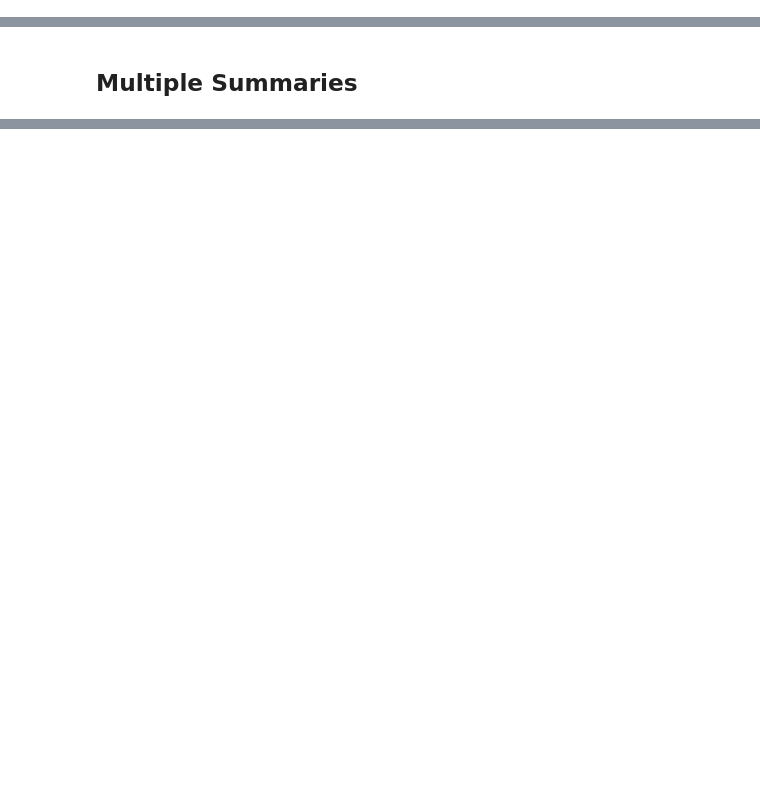
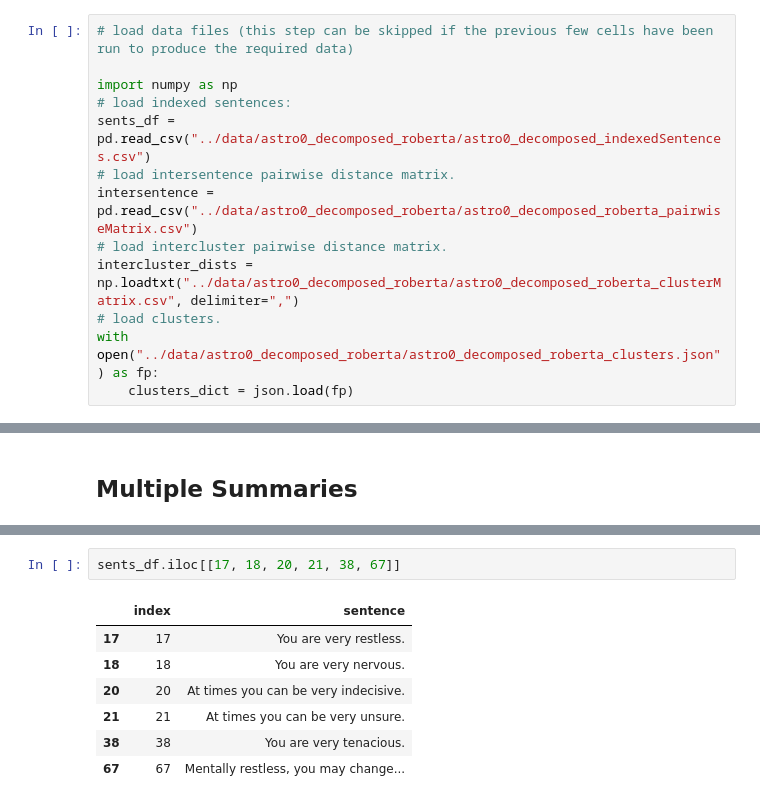
Before and after one commit to llmhyy/comments_summarization, a Jupyter notebook: src/Main.ipynb, the cells around one changed output, grey strips where cells are left out. Cells and saved outputs as stored; diff of their text form; blank space fills up the shorter version.

Commit message:
refactored some variable names. wrote code to load data from disk and did some typecasting to ensure some data structures are loaded and used properly.

```diff
--- a/src/Main.ipynb
+++ b/src/Main.ipynb
@@ -392,6 +391,19 @@ write_dot(G, path)
 using package pydot
 # %% [markdown]
 ## Summarize
+# %%
+# load data files (this step can be skipped if the previous few cells have been run to produce the required data)
+
+import numpy as np
+# load indexed sentences:
+sents_df = pd.read_csv("../data/astro0_decomposed_roberta/astro0_decomposed_indexedSentences.csv")
+# load intersentence pairwise distance matrix.
+intersentence = pd.read_csv("../data/astro0_decomposed_roberta/astro0_decomposed_roberta_pairwiseMatrix.csv")
+# load intercluster pairwise distance matrix.
+intercluster_dists = np.loadtxt("../data/astro0_decomposed_roberta/astro0_decomposed_roberta_clusterMatrix.csv", delimiter=",")
+# load clusters.
+with open("../data/astro0_decomposed_roberta/astro0_decomposed_roberta_clusters.json") as fp:
+    clusters_dict = json.load(fp)
 # %%
 from nltk.tokenize import RegexpTokenizer
 
@@ -597,0 +637,10 @@ df_piv_symmetric.iloc[3][10]
+# %%
+sents_df.iloc[[17, 18, 20, 21, 38, 67]]
+# %% [output]
+|  | index | sentence |
+| 17 | 17 | You are very restless. |
+| 18 | 18 | You are very nervous. |
+| 20 | 20 | At times you can be very indecisive. |
+| 21 | 21 | At times you can be very unsure. |
+| 38 | 38 | You are very tenacious. |
+| 67 | 67 | Mentally restless, you may change... |
```
Also changed, not shown: parts of 11 cells of this notebook.
